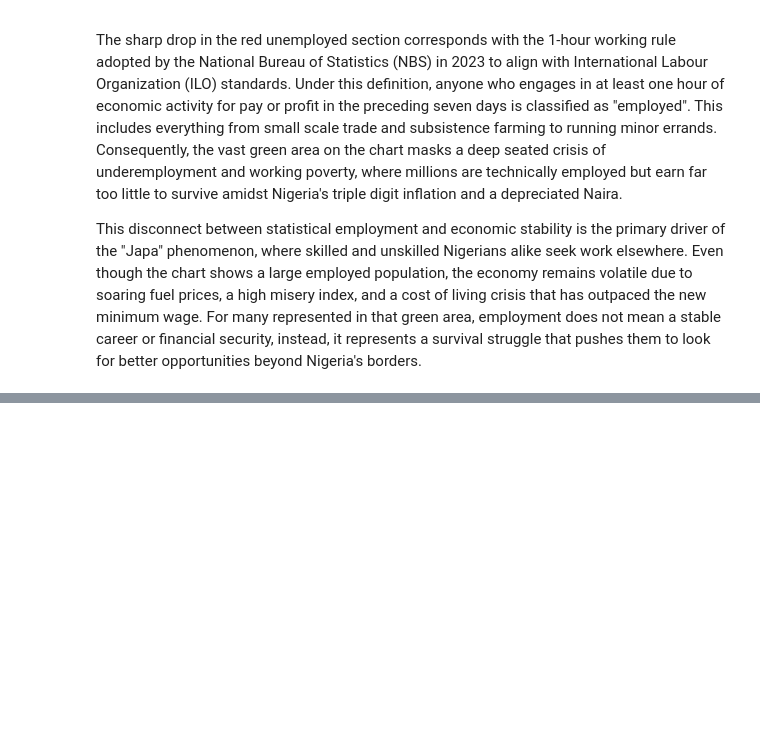
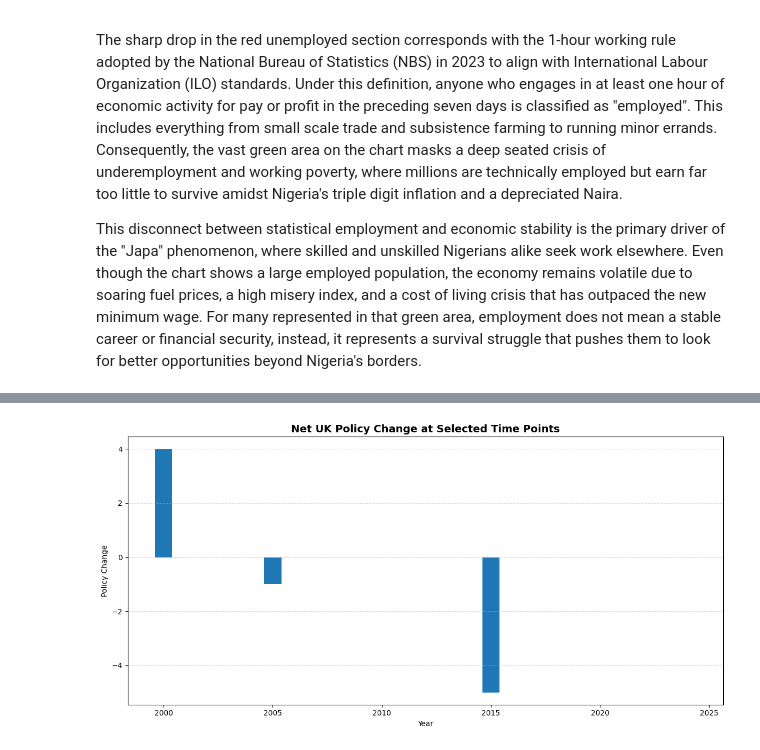
Before and after one commit to CU-S26-MSDSSB-DSCI-01-DataScienceLab/DataScienceLab_Migration, a Jupyter notebook: sec1.ipynb, the cells around one changed output, grey strips where cells are left out. Saved outputs shown, nothing was run; the diff lists cells and outputs as text; code cells hidden in the pictures; blank space fills up the shorter version.

```diff
--- a/sec1.ipynb
+++ b/sec1.ipynb
@@ -422,10 +156,0 @@ Where migration data includes 2024 rather than 2025, that observation can still
-# %%
-# ----------------------------
-# 9. MERGE POLICY AND MIGRATION
-# ----------------------------
-
-# Merge on the overlapping observed years
-merged_5yr = policy_5yr.merge(migration_df, on='year', how='inner')
-
-print(merged_5yr)
-print("Merged 5-year shape:", merged_5yr.shape)
@@ -612,0 +429,15 @@ Overall, this section provides the pull-factor side of the project. It establish
+# %%
+# =========================
+# GRAPH 3: NET POLICY CHANGE
+# =========================
+
+plt.figure(figsize=(12, 6))
+plt.bar(merged_5yr["year"], merged_5yr["PolicyChange"])
+plt.title("Net UK Policy Change at Selected Time Points", fontsize=14, fontweight="bold")
+plt.xlabel("Year")
+plt.ylabel("Policy Change")
+plt.grid(True, axis="y", linestyle="--", alpha=0.5)
+plt.tight_layout()
+plt.show()
+# %% [output]
+[figure, added]
```
Also changed, not shown: parts of 47 cells of this notebook.
